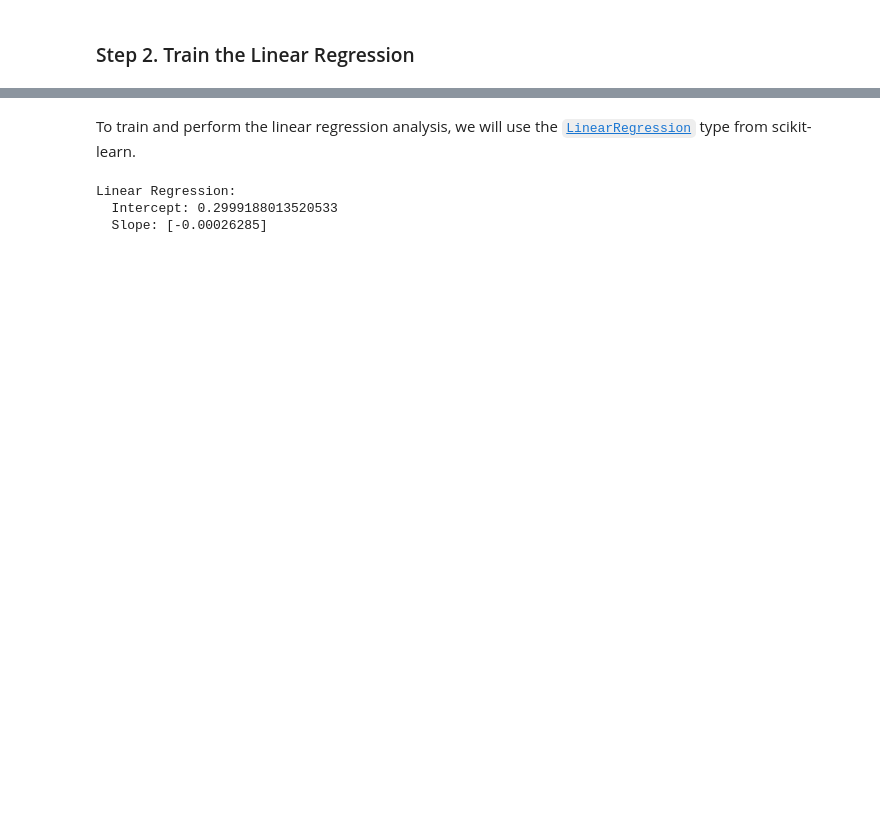
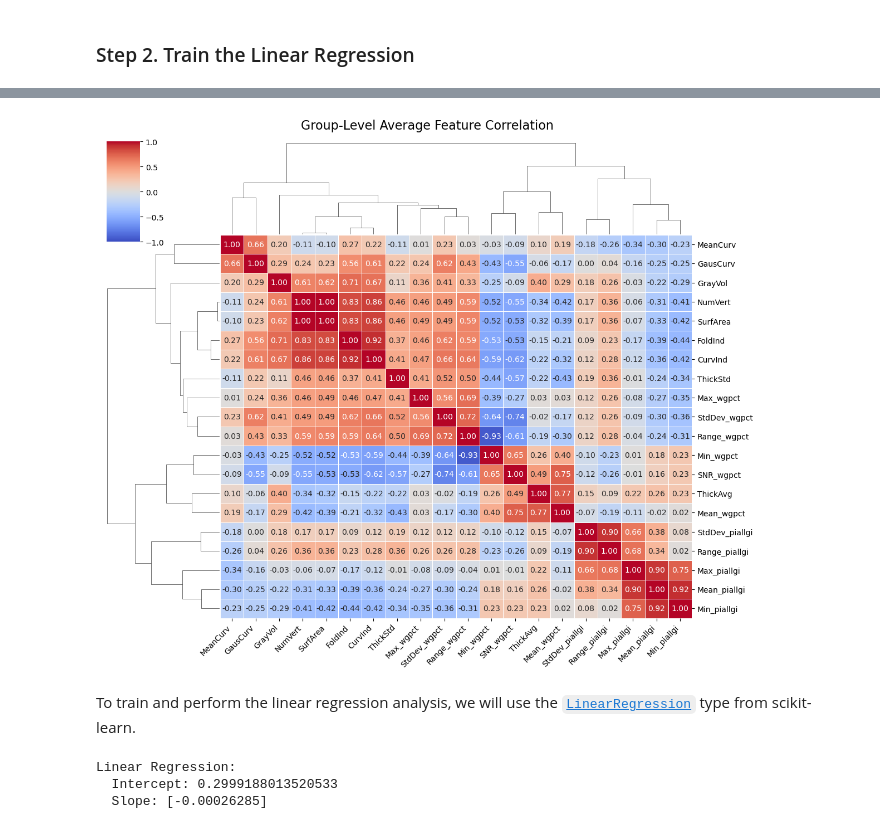
Before and after one commit to JoosenLi/nh2026-week1-project, a Jupyter notebook: variables_what_variables.ipynb, the cells around one changed output, grey strips where cells are left out. Cells and saved outputs as stored; diff of their text form; code cells hidden in the pictures; blank space fills up the shorter version.

Commit message:
Made a correlation Matrix for all the measurements within subject

```diff
--- a/variables_what_variables.ipynb
+++ b/variables_what_variables.ipynb
@@ -169,22 +91,3 @@ Index(['subject_id', 'session_id', 'atlas', 'hemisphere', 'StructName',
-# %%
-numeric_features = ['NumVert', 'SurfArea', 'GrayVol', 'ThickAvg', 'ThickStd', 'MeanCurv',
-       'GausCurv', 'FoldInd', 'CurvInd', 'Mean_wgpct',
-       'StdDev_wgpct', 'Min_wgpct', 'Max_wgpct', 'Range_wgpct', 'SNR_wgpct',
-       'Mean_piallgi', 'StdDev_piallgi', 'Min_piallgi', 'Max_piallgi',
-       'Range_piallgi']
-features_only = sf10017[numeric_features]
-sub_corr = features_only.corr()
-
-# # Append the raw matrix values to our list
-# subject_matrices.append(sub_corr.values)
-
-# # 3. Stack the matrices into a 3D numpy array and average across the subjects (axis 0)
-# mean_corr_matrix = np.mean(np.stack(subject_matrices), axis=0)
-
-# # 4. Turn it back into a readable dataframe for plotting
-# mean_corr_df = pd.DataFrame(mean_corr_matrix,
-#                     index=numeric_features,
-#                     columns=numeric_features)
 # %%
 import seaborn as sns
 import matplotlib.pyplot as plt
@@ -579,3 +387,39 @@ Loading surface areas...
+# %%
+import seaborn as pd
+import matplotlib.pyplot as plt
+import pandas as pd
+
+# 1. Turn the 2D NumPy array back into a DataFrame with labels
+mean_corr_df = pd.DataFrame(
+    mean_corr_matrix,
+    index=numeric_features,
+    columns=numeric_features
+)
+
+# 2. Generate the clustermap
+# NOTE: Pass figsize directly in here, do NOT use plt.figure() beforehand
+cg = sns.clustermap(
+    mean_corr_df,           # Use the labeled DataFrame!
+    annot=True,
+    fmt=".2f",
+    cmap="coolwarm",
+    vmin=-1, vmax=1,
+    linewidths=0.5,
+    figsize=(12, 10)        # Figure size belongs here
+)
+
+# 3. Format the title using the ClusterGrid (cg) object
+# y=1.02 pushes the title slightly up so it doesn't overlap the dendrogram
+cg.fig.suptitle("Group-Level Average Feature Correlation", fontsize=16, y=1.02)
+
+# 4. Format the labels targeting the specific heatmap axis
+plt.setp(cg.ax_heatmap.get_xticklabels(), rotation=45, ha='right')
+plt.setp(cg.ax_heatmap.get_yticklabels(), rotation=0)
+
+# Display the plot
+plt.show()
+# %% [output]
+[figure, added]
 # %% [markdown]
 To train and perform the linear regression analysis, we will use the
 [`LinearRegression`](https://scikit-learn.org/stable/modules/generated/sklearn.linear_model.LinearRegression.html)
```
Also changed, not shown: parts of 18 cells of this notebook, 2 other files.
